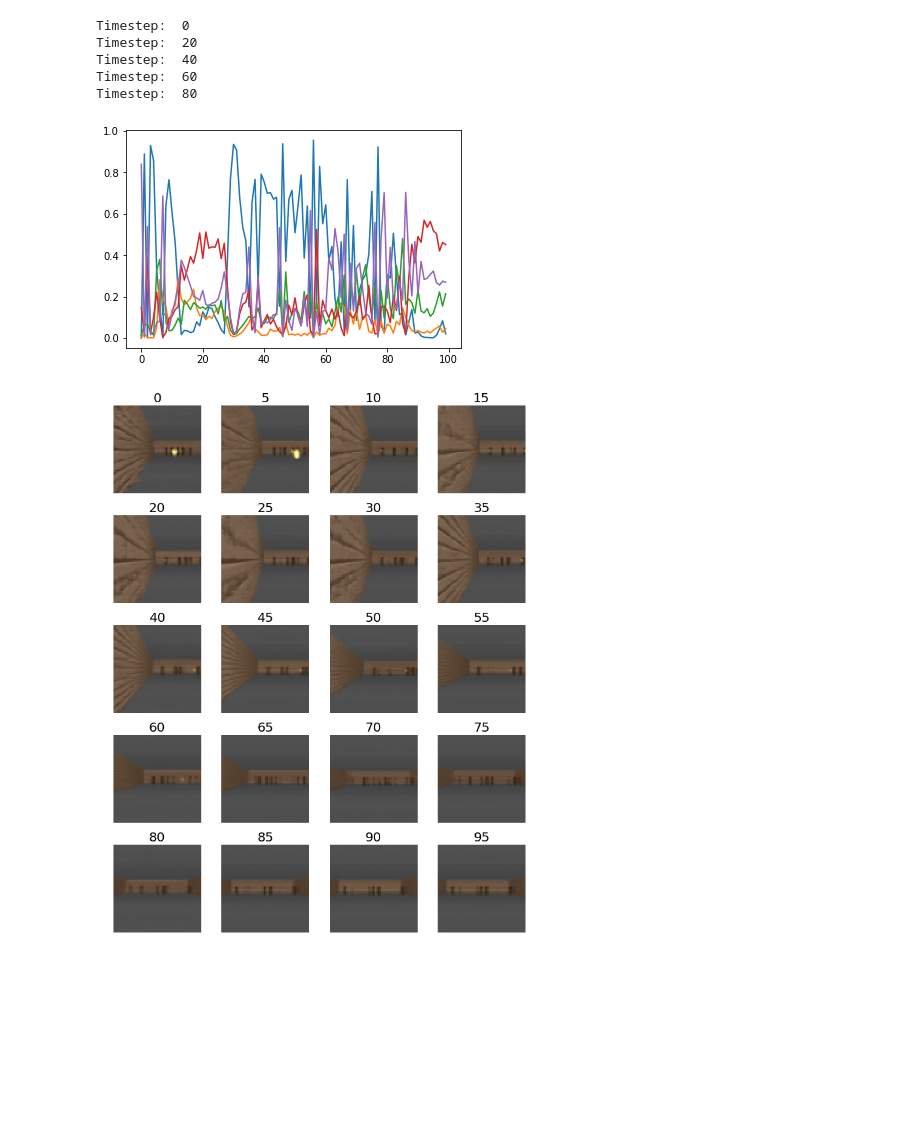
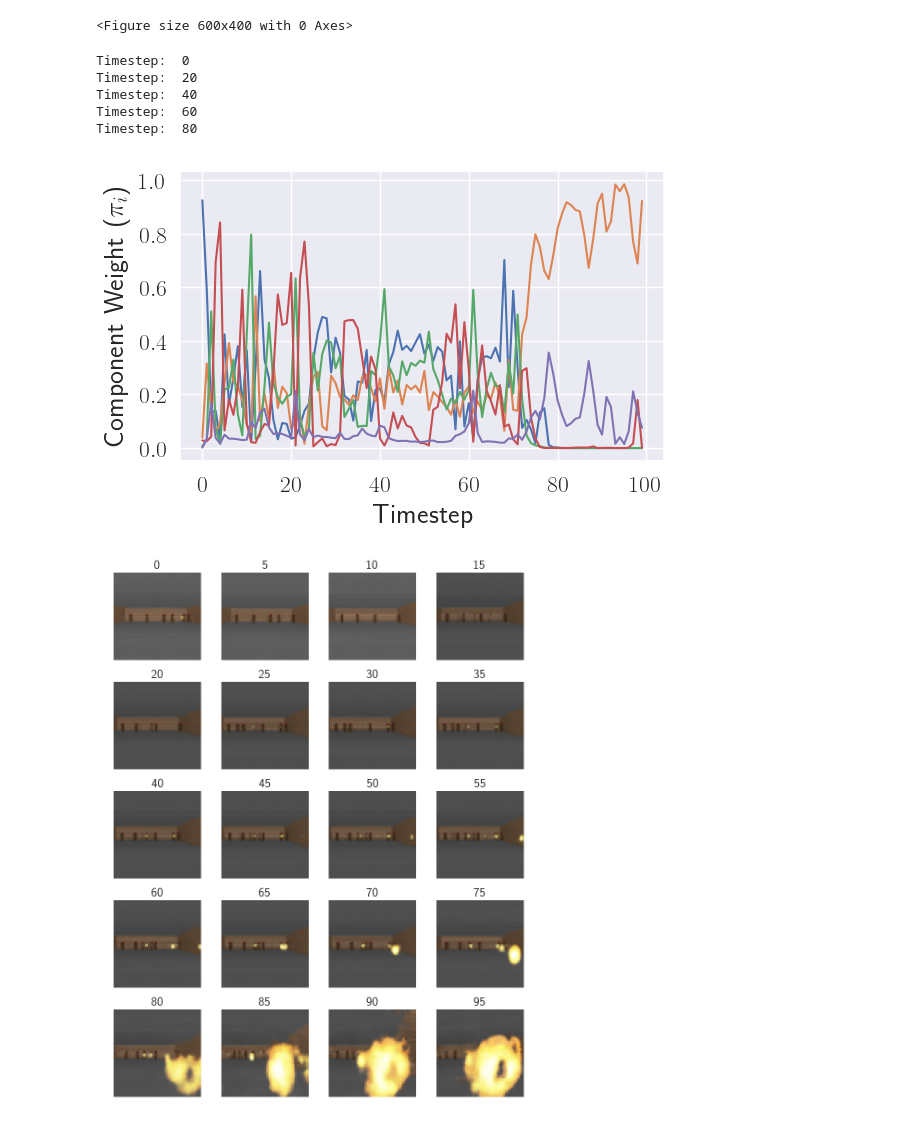
Before and after one commit to kaiolae/WorldModels, a Jupyter notebook: notebooks/Visualize Mixture Weights and Events.ipynb, the cells around one changed output. Drawn from its saved outputs; the diff is of its cells as text; code cells hidden in the pictures; blank space fills up the shorter version.

```diff
--- a/notebooks/Visualize Mixture Weights and Events.ipynb
+++ b/notebooks/Visualize Mixture Weights and Events.ipynb
@@ -1,10 +1,9 @@
 # %%
-#INPUT_MODEL = "../dec6_2000_episodes_gpu1/trained_sequential_rnn_5mixtures_run1/weights-improvement-168--130.67.hdf5"
-INPUT_MODEL = "../dec6_2000_episodes_gpu1/trained_sequential_rnn_5mixtures_run1/rnn_trained_model.h5"
+INPUT_MODEL = "../dec14_bigbatch_1000epochs/trained_sequential_rnn_5mixtures_run1/rnn_trained_model.h5"
 NUM_MIXTURES = 5
 SIGMA_TEMP = 0.01
 RNN_TRAINING_DATA_FILE = "../dec6_models/rnn_training_data.npz"
-DREAM_WARM_STEPS = 100
+DREAM_WARM_STEPS = 500 #Long warm up to make it more likely I get some explosions
 PI_TEMPERATURE = 1.0
 
 import keras
@@ -76,12 +75,16 @@ _________________________________________________________________
 import numpy as np
 import os
 import random
+import seaborn as sns
 # load preprocessed data
 training_data = np.load(RNN_TRAINING_DATA_FILE)
 action_data = training_data['action']
 observation_data = training_data['latent']
 #1000 entries in each.
 #Produces a random start sequence to seed the dreams
+
+
+
 def get_random_starting_sequence(minimal_length=100):
     rand_seq_id = random.randint(0,len(observation_data))
     rand_seq = observation_data[rand_seq_id]
@@ -112,7 +115,16 @@ def calc_mixture_weights_and_events_dreaming(rnn_analyzer, dream_steps=100, rand
     return np.array(mixture_weight_history), np.array(z_history)
 
 def visualize_mixture_weights_and_events(weights_sequence, z_sequence, rnn_analyzer):
-    plt.plot(weights_sequence)
+    sns.set()
+    ax=plt.plot(weights_sequence)
+
+    plt.xlabel(r'Timestep', fontsize=20)
+    plt.ylabel(r'Component Weight ($\pi_i$)', fontsize=20)
+    plt.xticks(fontsize=17)
+    plt.yticks(fontsize=17)
+    plt.tight_layout()
+    plt.savefig("components_over_time.pdf")
+
     columns = 4
     counter = 0
     skip_image = 5
@@ -141,14 +153,19 @@ def visualize_mixture_weights_and_events(weights_sequence, z_sequence, rnn_analy
             col+=1
         counter+=1
     #plt.tight_layout()
+plt.savefig("frames_over_time.pdf")
+# %% [output]
+<Figure size 600x400 with 0 Axes>
 # %%
+import matplotlib as mpl
+mpl.rcParams['figure.dpi']= 100
 weights, zs = calc_mixture_weights_and_events_dreaming(rnn_analyzer)
 visualize_mixture_weights_and_events(weights, zs, rnn_analyzer)
 # %% [output]
 Timestep:  0
 Timestep:  20
 Timestep:  40
 Timestep:  60
 Timestep:  80
-[figure, old version]
+[figure, new version]
-[figure, old version]
+[figure, new version]
```
Also changed, not shown: parts of 2 cells of this notebook, 7 other files.
